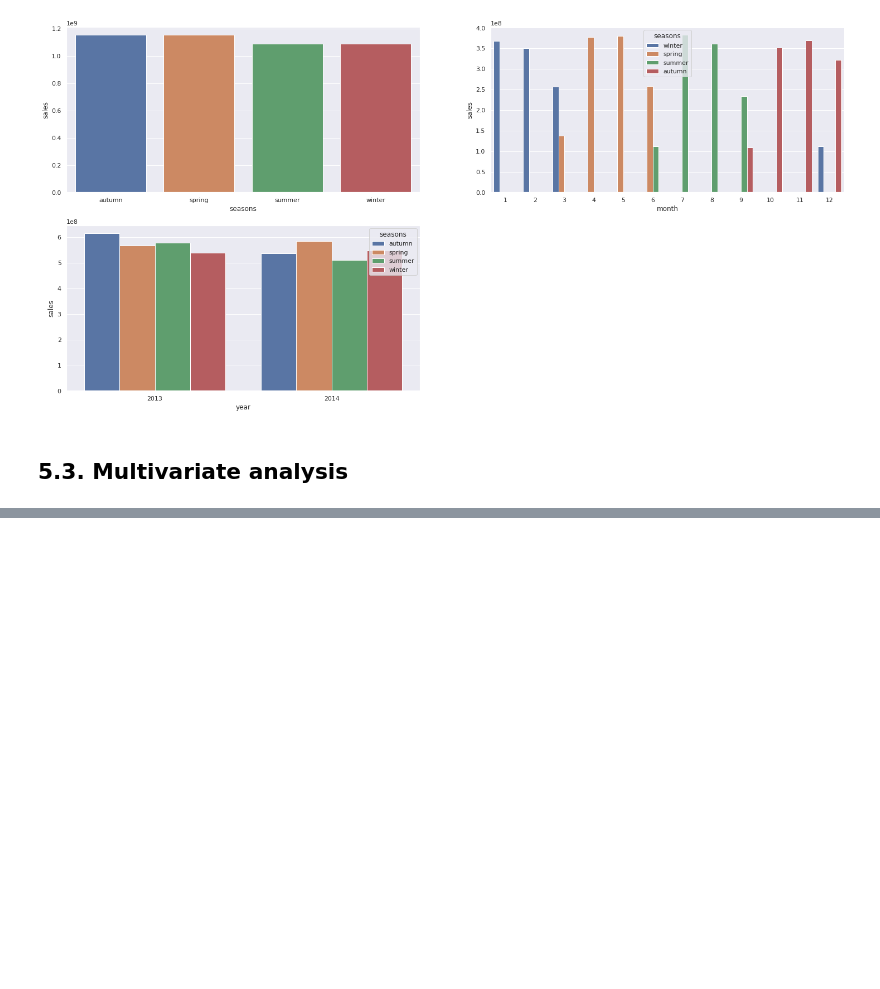
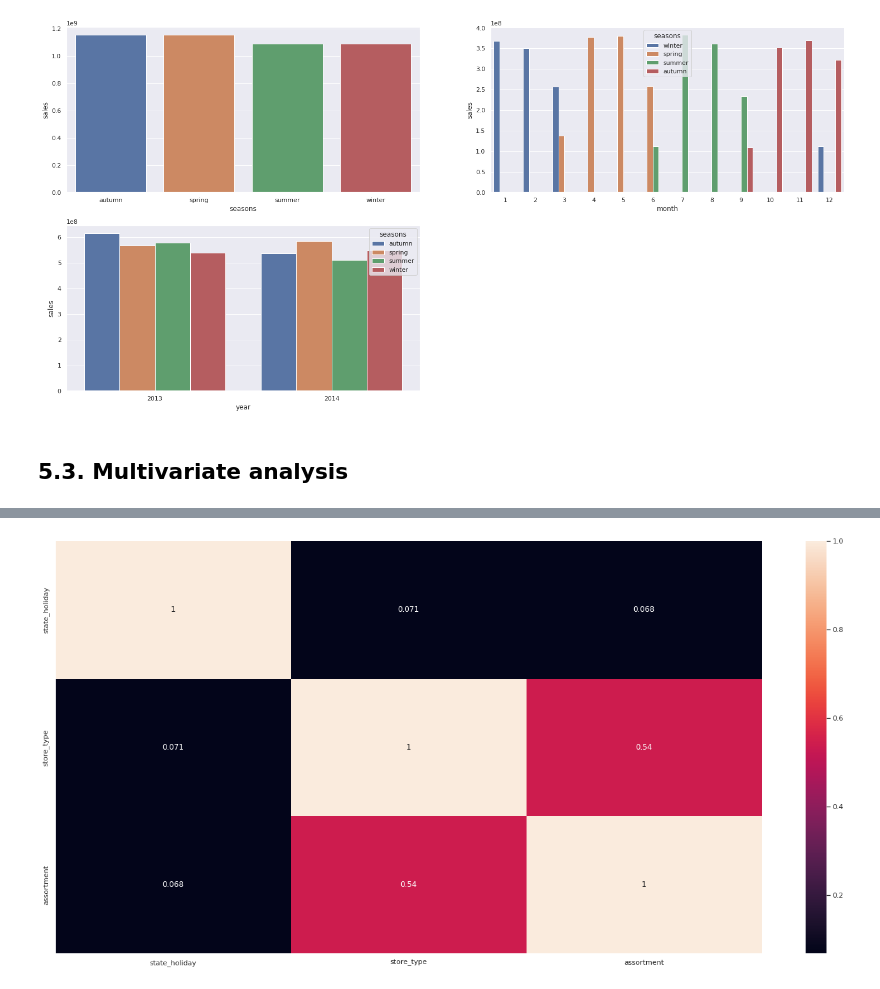
Before and after one commit to luanjesus/rossmann_store_sales_prediction, a Jupyter notebook: exploratory_data_analysis.ipynb, the cells around one changed output, grey strips where cells are left out. Saved outputs shown, nothing was run; the diff lists cells and outputs as text; code cells hidden in the pictures; blank space fills up the shorter version.

```diff
--- a/exploratory_data_analysis.ipynb
+++ b/exploratory_data_analysis.ipynb
@@ -58,6 +60,23 @@ def seasons(day, month):
             return 'winter'
     else:
         return 'winter'
+
+
+def cramer_v_bias_correction(x, y):
+    """ calculate Cramers V statistic for categorial-categorial association.
+    """
+
+    confusion_matrix = pd.crosstab(x, y).values
+
+    chi2 = ss.chi2_contingency(confusion_matrix)[0]
+    n = confusion_matrix.sum()
+    phi2 = chi2/n
+    r,k = confusion_matrix.shape
+    phi2corr = max(0, phi2 - ((k-1)*(r-1))/(n-1))
+    rcorr = r - ((r-1)**2)/(n-1)
+    kcorr = k - ((k-1)**2)/(n-1)
+
+    return np.sqrt(phi2corr / min( (kcorr-1), (rcorr-1)))
 # %%
 jupyter_settings()
 # %% [markdown]
@@ -872,0 +901,3 @@ See the caveats in the documentation: https://pandas.pydata.org/pandas-docs/stab
+# %%
+cat_a = df5.select_dtypes(include = 'object')
+cat_a.head()
@@ -872,0 +911,22 @@ See the caveats in the documentation: https://pandas.pydata.org/pandas-docs/stab
+# %%
+a1 = cramer_v_bias_correction(cat_a['state_holiday'], cat_a['state_holiday'])
+a2 = cramer_v_bias_correction(cat_a['state_holiday'], cat_a['store_type'])
+a3 = cramer_v_bias_correction(cat_a['state_holiday'], cat_a['assortment'])
+
+a4 = cramer_v_bias_correction(cat_a['store_type'], cat_a['state_holiday'])
+a5 = cramer_v_bias_correction(cat_a['store_type'], cat_a['store_type'])
+a6 = cramer_v_bias_correction(cat_a['store_type'], cat_a['assortment'])
+
+a7 = cramer_v_bias_correction(cat_a['assortment'], cat_a['state_holiday'])
+a8 = cramer_v_bias_correction(cat_a['assortment'], cat_a['store_type'])
+a9 = cramer_v_bias_correction(cat_a['assortment'], cat_a['assortment'])
+
+d = pd.DataFrame( {'state_holiday': [a1, a2, a3],
+               'store_type':    [a4, a5, a6],
+               'assortment':    [a7, a8, a9]})
+
+d = d.set_index(d.columns)
+
+sns.heatmap(d, annot=True);
+# %% [output]
+[figure, added]
```
Also changed, not shown: parts of 6 cells of this notebook.
